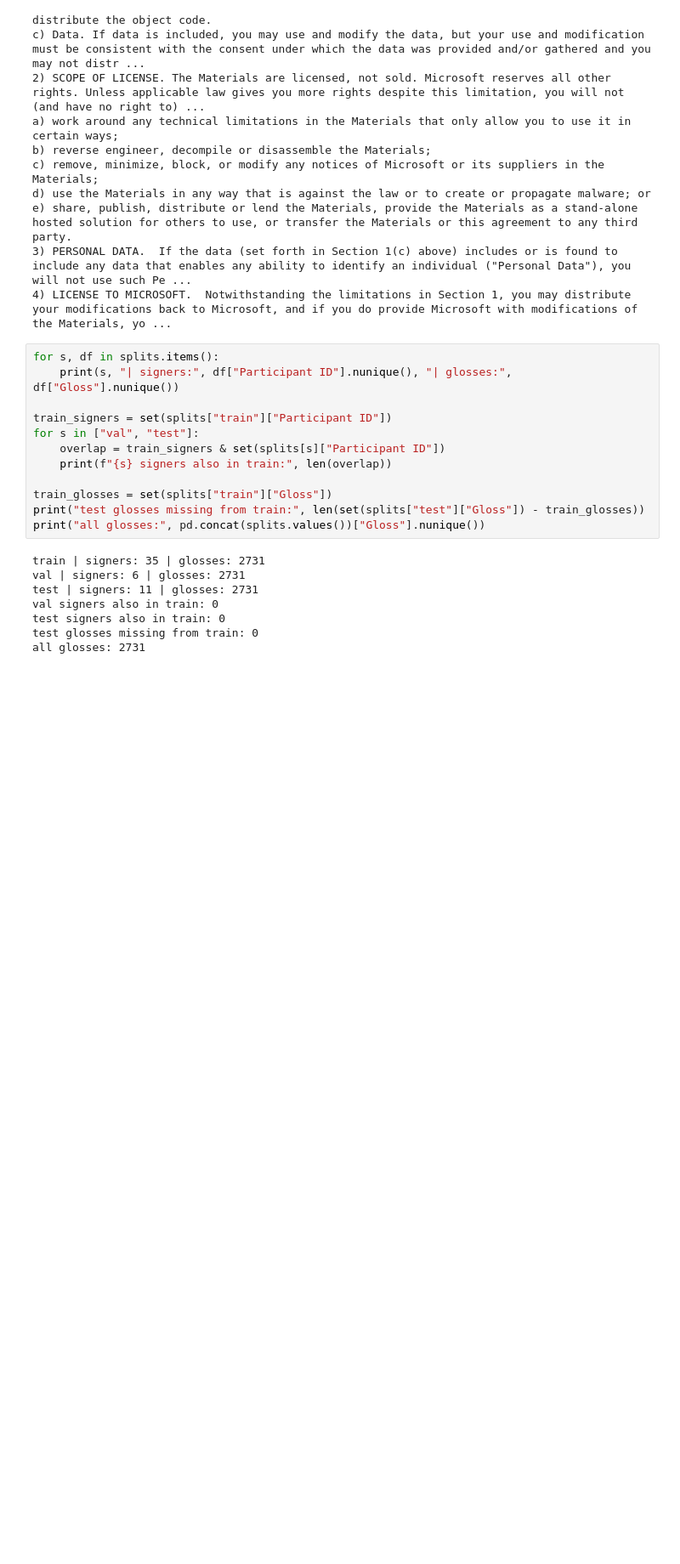
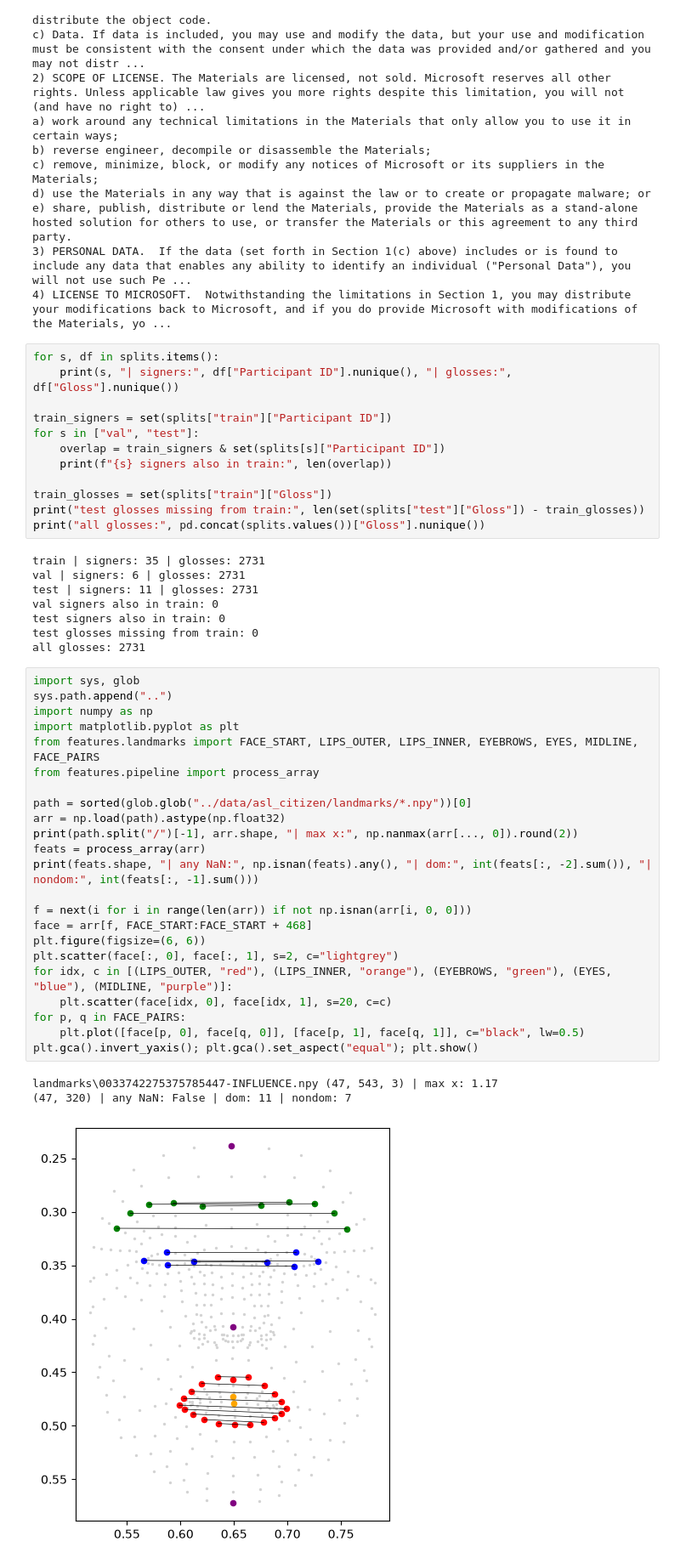
Before and after one commit to ShridaliSingh/Sign_recognition, a Jupyter notebook: notebooks/05_asl_citizen_explore.ipynb, the cells around one changed output. Shown at 85% size. Cells and saved outputs as stored; diff of their text form; blank space fills up the shorter version.

Commit message:
Batch ASL Citizen landmark extraction script; verify layout on real data

```diff
--- a/notebooks/05_asl_citizen_explore.ipynb
+++ b/notebooks/05_asl_citizen_explore.ipynb
@@ -93,3 +93,30 @@ val signers also in train: 0
 test signers also in train: 0
 test glosses missing from train: 0
 all glosses: 2731
+# %%
+import sys, glob
+sys.path.append("..")
+import numpy as np
+import matplotlib.pyplot as plt
+from features.landmarks import FACE_START, LIPS_OUTER, LIPS_INNER, EYEBROWS, EYES, MIDLINE, FACE_PAIRS
+from features.pipeline import process_array
+
+path = sorted(glob.glob("../data/asl_citizen/landmarks/*.npy"))[0]
+arr = np.load(path).astype(np.float32)
+print(path.split("/")[-1], arr.shape, "| max x:", np.nanmax(arr[..., 0]).round(2))
+feats = process_array(arr)
+print(feats.shape, "| any NaN:", np.isnan(feats).any(), "| dom:", int(feats[:, -2].sum()), "| nondom:", int(feats[:, -1].sum()))
+
+f = next(i for i in range(len(arr)) if not np.isnan(arr[i, 0, 0]))
+face = arr[f, FACE_START:FACE_START + 468]
+plt.figure(figsize=(6, 6))
+plt.scatter(face[:, 0], face[:, 1], s=2, c="lightgrey")
+for idx, c in [(LIPS_OUTER, "red"), (LIPS_INNER, "orange"), (EYEBROWS, "green"), (EYES, "blue"), (MIDLINE, "purple")]:
+    plt.scatter(face[idx, 0], face[idx, 1], s=20, c=c)
+for p, q in FACE_PAIRS:
+    plt.plot([face[p, 0], face[q, 0]], [face[p, 1], face[q, 1]], c="black", lw=0.5)
+plt.gca().invert_yaxis(); plt.gca().set_aspect("equal"); plt.show()
+# %% [output]
+landmarks\0033742275375785447-INFLUENCE.npy (47, 543, 3) | max x: 1.17
+(47, 320) | any NaN: False | dom: 11 | nondom: 7
+[figure, added]
```
Also changed, not shown: 1 other file.
